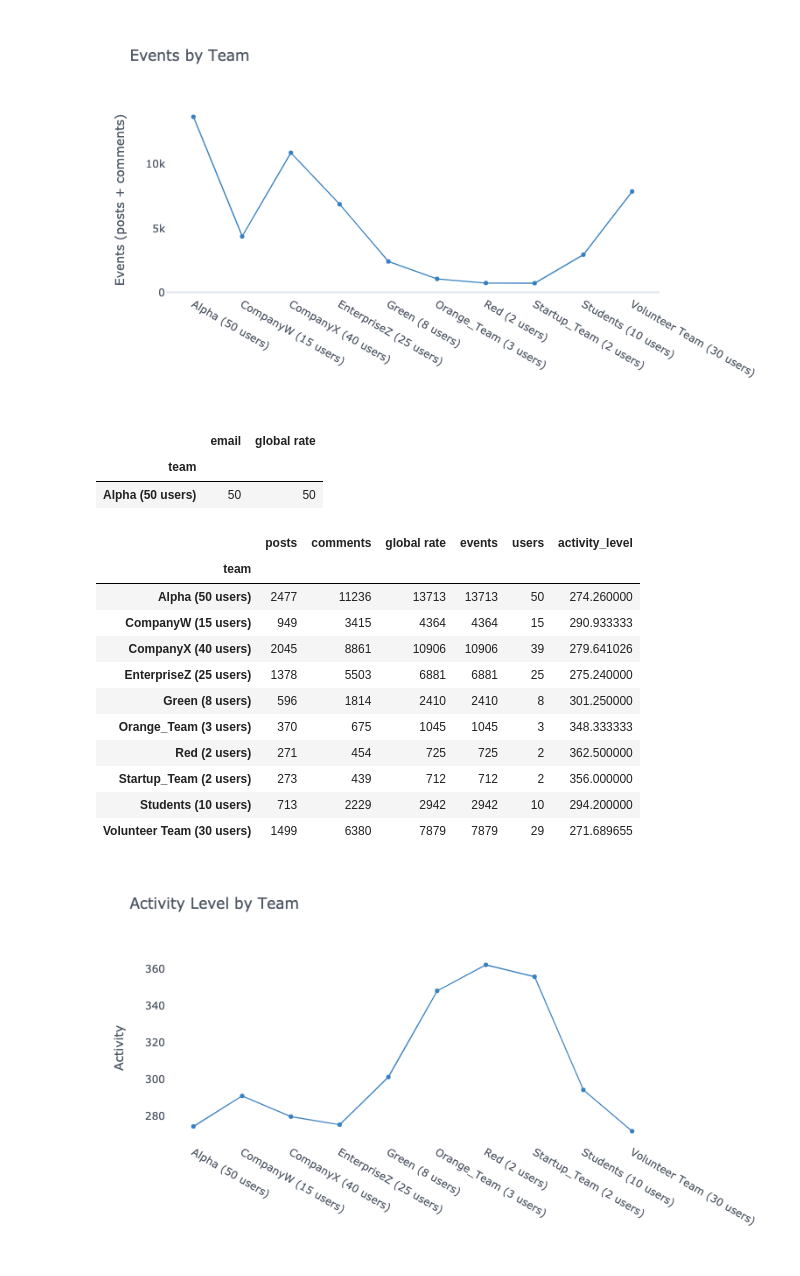
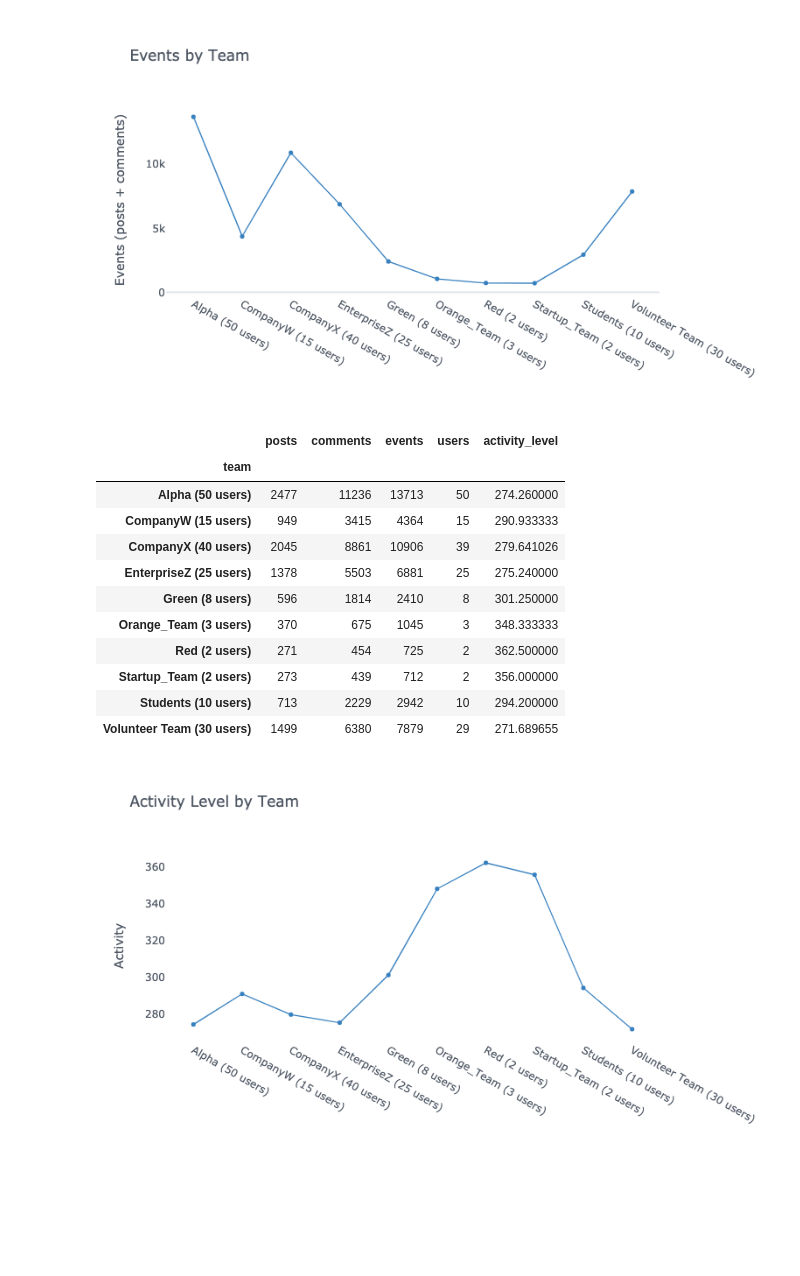
Before and after one commit to reisdebora/user-activity, a Jupyter notebook: notebook.ipynb, the cells around one changed output. Cells and saved outputs as stored; diff of their text form; code cells hidden in the pictures; blank space fills up the shorter version.

```diff
--- a/notebook.ipynb
+++ b/notebook.ipynb
@@ -215,0 +198,8 @@ useractivity2.head(2)
+# %%
+# Drop Columns
+useractivity = useractivity.drop(columns=['name_y'])
+useractivity = useractivity.rename(columns={'name_x': 'user_name', 'text':'comment_text',
+                                            'date':'comment_date', 'url' : 'post_url',
+                                            'title':'post_title', 'content' : 'post_content',
+                                            '_id':'comment_id', 'views':'post_views'})
+useractivity.head(2)
@@ -227,6 +244,6 @@ Analysis:
 # %%
 # Distribution of team size
-df0 = pd.DataFrame(useractivity2.groupby('team')['email'].nunique())
+df0 = pd.DataFrame(useractivity.groupby('team')['email'].nunique())
 df0.head(10)
 # %% [output]
 |  | email |
@@ -255,8 +272,8 @@ df_.iplot(y='email', theme='white', mode='lines+markers', color='blue',
 [figure]
 # %%
 # Number of posts per team
-df1 = pd.DataFrame(useractivity2.groupby('team')['post_id'].nunique())
-df1.head(10)
+df1 = pd.DataFrame(useractivity.groupby('team')['post_id'].nunique())
+#df1.head(10)
 # %% [output]
 |  | post_id |
 | team |  |
@@ -278,9 +295,9 @@ df_.iplot(y='post_id', theme='white', mode='lines+markers', color='blue',
 [figure]
 # %%
 # Number of comments per team
-df2 = pd.DataFrame(useractivity2.team.value_counts())
+df2 = pd.DataFrame(useractivity.team.value_counts())
 df2  = df2 .rename(columns={'team': 'comments'})
-df2.head(10)
+#df2.head(10)
 # %% [output]
 |  | comments |
 | Alpha (50 users) | 11236 |
@@ -325,30 +342,24 @@ df_.iplot(y='events', theme='white', mode='lines+markers', color='blue',
 # %% [output]
 [figure]
-# %%
-df0.head(1)
-# %% [output]
-|  | email | global rate |
-| team |  |  |
-| Alpha (50 users) | 50 | 50 |
 # %%
 # Activity level metric (events / number of users)
 df4 = df3.join(df0)
 df4['activity_level'] = (df4['events']) / df4['email']
 df4 = df4.rename(columns={'email': 'users'})
-df4.head(10)
+#df4.head(10)
 # %% [output]
-|  | posts | comments | global rate | events | users | activity_level |
-| team |  |  |  |  |  |  |
-| Alpha (50 users) | 2477 | 11236 | 13713 | 13713 | 50 | 274.260000 |
-| CompanyW (15 users) | 949 | 3415 | 4364 | 4364 | 15 | 290.933333 |
-| CompanyX (40 users) | 2045 | 8861 | 10906 | 10906 | 39 | 279.641026 |
-| EnterpriseZ (25 users) | 1378 | 5503 | 6881 | 6881 | 25 | 275.240000 |
-| Green (8 users) | 596 | 1814 | 2410 | 2410 | 8 | 301.250000 |
-| Orange_Team (3 users) | 370 | 675 | 1045 | 1045 | 3 | 348.333333 |
-| Red (2 users) | 271 | 454 | 725 | 725 | 2 | 362.500000 |
-| Startup_Team (2 users) | 273 | 439 | 712 | 712 | 2 | 356.000000 |
-| Students (10 users) | 713 | 2229 | 2942 | 2942 | 10 | 294.200000 |
-| Volunteer Team (30 users) | 1499 | 6380 | 7879 | 7879 | 29 | 271.689655 |
+|  | posts | comments | events | users | activity_level |
+| team |  |  |  |  |  |
+| Alpha (50 users) | 2477 | 11236 | 13713 | 50 | 274.260000 |
+| CompanyW (15 users) | 949 | 3415 | 4364 | 15 | 290.933333 |
+| CompanyX (40 users) | 2045 | 8861 | 10906 | 39 | 279.641026 |
+| EnterpriseZ (25 users) | 1378 | 5503 | 6881 | 25 | 275.240000 |
+| Green (8 users) | 596 | 1814 | 2410 | 8 | 301.250000 |
+| Orange_Team (3 users) | 370 | 675 | 1045 | 3 | 348.333333 |
+| Red (2 users) | 271 | 454 | 725 | 2 | 362.500000 |
+| Startup_Team (2 users) | 273 | 439 | 712 | 2 | 356.000000 |
+| Students (10 users) | 713 | 2229 | 2942 | 10 | 294.200000 |
+| Volunteer Team (30 users) | 1499 | 6380 | 7879 | 29 | 271.689655 |
 # %%
 df_ = df4
 df_.iplot(y='activity_level', theme='white', mode='lines+markers', color='blue',
```
Also changed, not shown: parts of 29 cells of this notebook.
